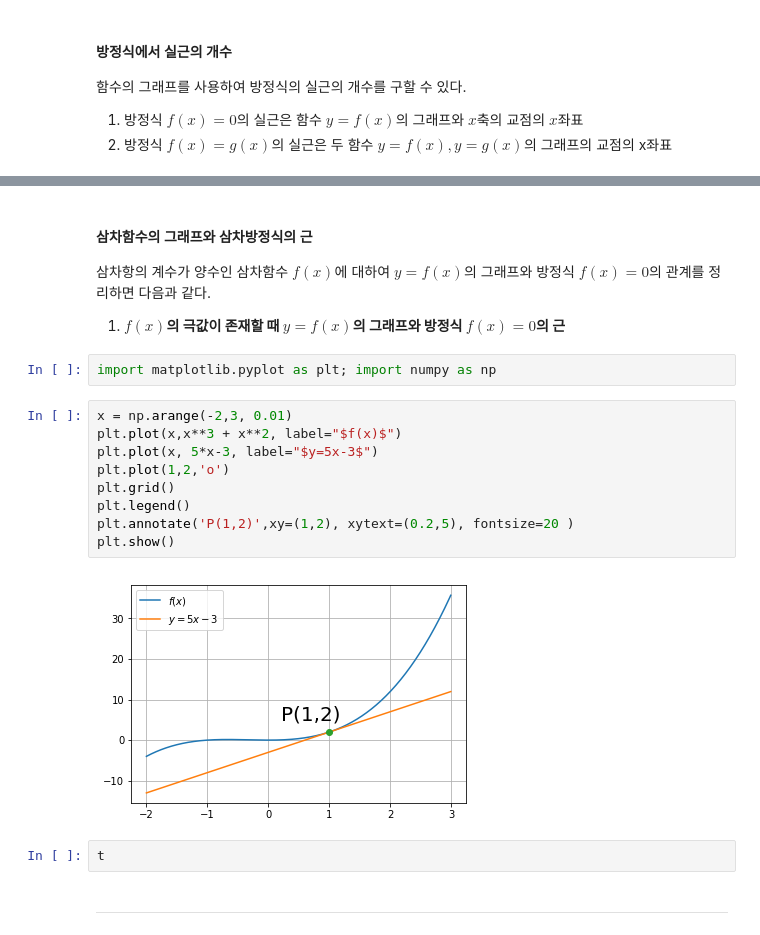
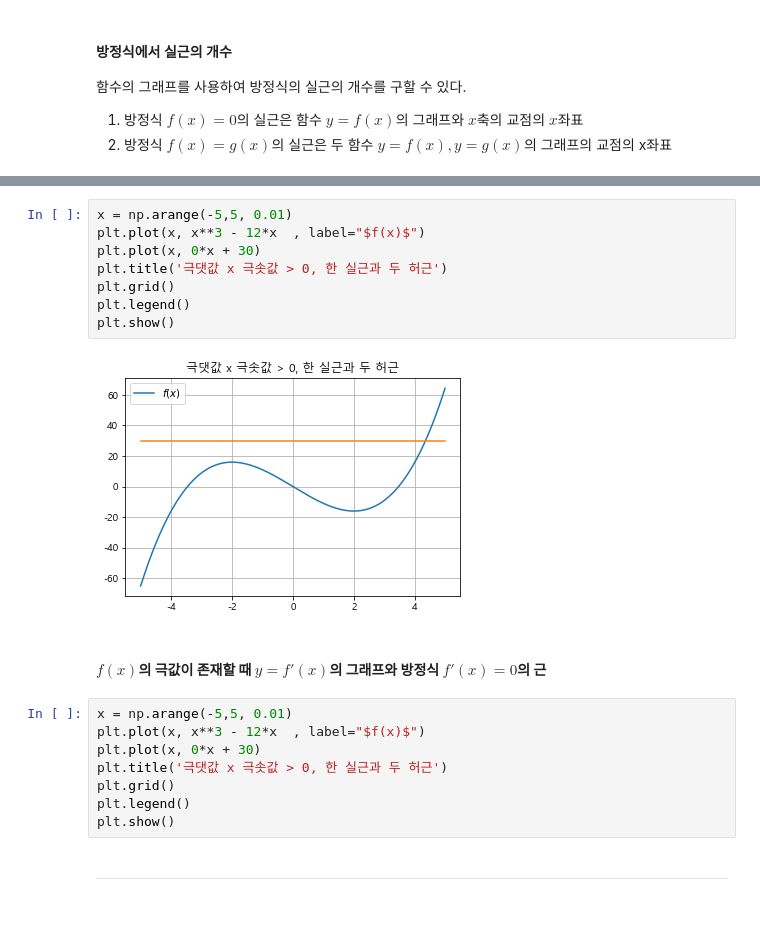
Before and after one commit to ecjang/pages, a Jupyter notebook: Math/[Statistic]_05_Use of Derivatives2.ipynb, the cells around one changed output, grey strips where cells are left out. Cells and saved outputs as stored; diff of their text form.

```diff
--- a/Math/[Statistic]_05_Use of Derivatives2.ipynb
+++ b/Math/[Statistic]_05_Use of Derivatives2.ipynb
@@ -78,23 +93,22 @@ plt.show()
+# %%
+x = np.arange(-5,5, 0.01)
+plt.plot(x, x**3 - 12*x  , label="$f(x)$")
+plt.plot(x, 0*x + 30)
+plt.title('극댓값 x 극솟값 > 0, 한 실근과 두 허근')
+plt.grid()
+plt.legend()
+plt.show()
+# %% [output]
+[figure, added]
 # %% [markdown]
-#### 삼차함수의 그래프와 삼차방정식의 근
-
-삼차항의 계수가 양수인 삼차함수 $f(x)$에 대하여 $y=f(x)$의 그래프와 방정식 $f(x)=0$의 관계를 정리하면 다음과 같다.
-
-1. **$f(x)$의 극값이 존재할 때 $y=f(x)$의 그래프와 방정식 $f(x)=0$의 근**
+#### **$f(x)$의 극값이 존재할 때 $y=f'(x)$의 그래프와 방정식 $f'(x)=0$의 근**
-# %%
-import matplotlib.pyplot as plt; import numpy as np
 # %%
-x = np.arange(-2,3, 0.01)
-plt.plot(x,x**3 + x**2, label="$f(x)$")
-plt.plot(x, 5*x-3, label="$y=5x-3$")
-plt.plot(1,2,'o')
+x = np.arange(-5,5, 0.01)
+plt.plot(x, x**3 - 12*x  , label="$f(x)$")
+plt.plot(x, 0*x + 30)
+plt.title('극댓값 x 극솟값 > 0, 한 실근과 두 허근')
 plt.grid()
 plt.legend()
-plt.annotate('P(1,2)',xy=(1,2), xytext=(0.2,5), fontsize=20 )
 plt.show()
-# %% [output]
-[figure, removed]
-# %%
-t
 # %% [markdown]
 -----
```
Also changed, not shown: parts of 5 cells of this notebook.
